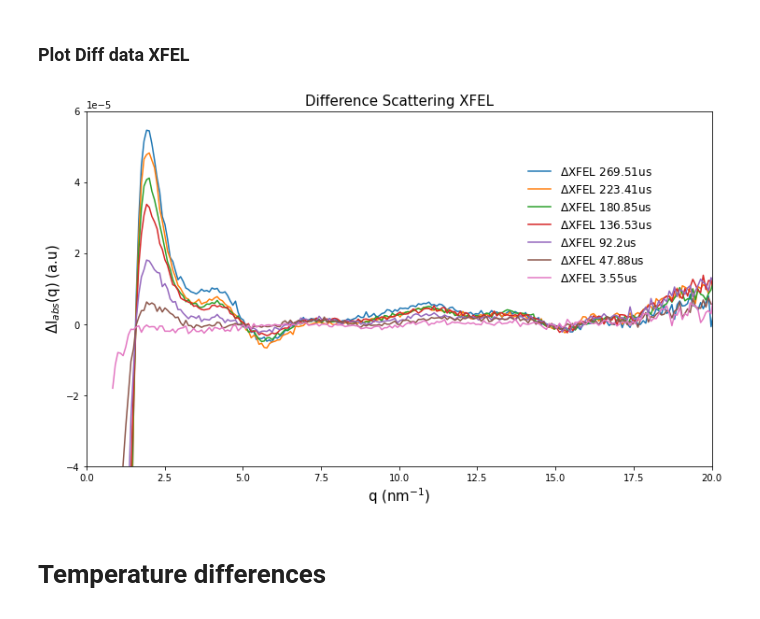
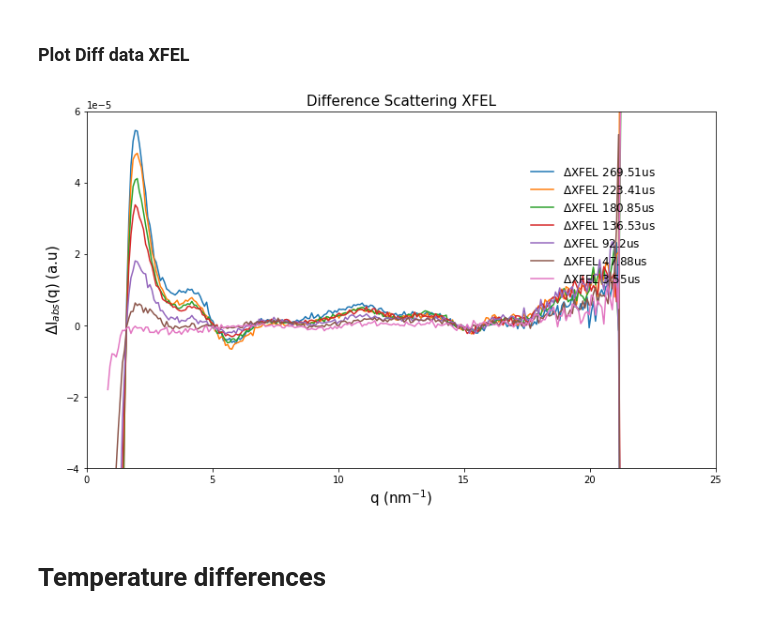
Before and after one commit to LeoMonrroy266/python_course_project, a Jupyter notebook: Analysis.ipynb, the cells around one changed output. Cells and saved outputs as stored; diff of their text form; code cells hidden in the pictures.

```diff
--- a/Analysis.ipynb
+++ b/Analysis.ipynb
@@ -149,16 +152,16 @@ plt.show()
 # %%
 fig, ax = plt.subplots(1, 1, figsize=(12, 7))
 for data , time in zip(XFEL_data, time_points):
     ax.plot(data.q,data.i, label=r'$\Delta$XFEL '+str(time)+'us')
 ax.legend(loc=(0.7, 0.5), frameon=False, fontsize=12)
 ax.set_title('Difference Scattering XFEL', fontsize=15)
 ax.set_ylabel(r'$\Delta$I$_{abs}$(q) (a.u)', fontsize=15)
 ax.set_xlabel(r'q (nm$^{-1}$)', fontsize=15)
 ax.set_ylim([-4e-5,6e-5])
-ax.set_xlim([data.q[0],20])
+ax.set_xlim([data.q[0],25])
 plt.show()
 # %% [output]
-[figure, old version]
+[figure, new version]
 # %% [markdown]
 # Temperature differences
 # %%
```
Also changed, not shown: parts of 5 cells of this notebook.
